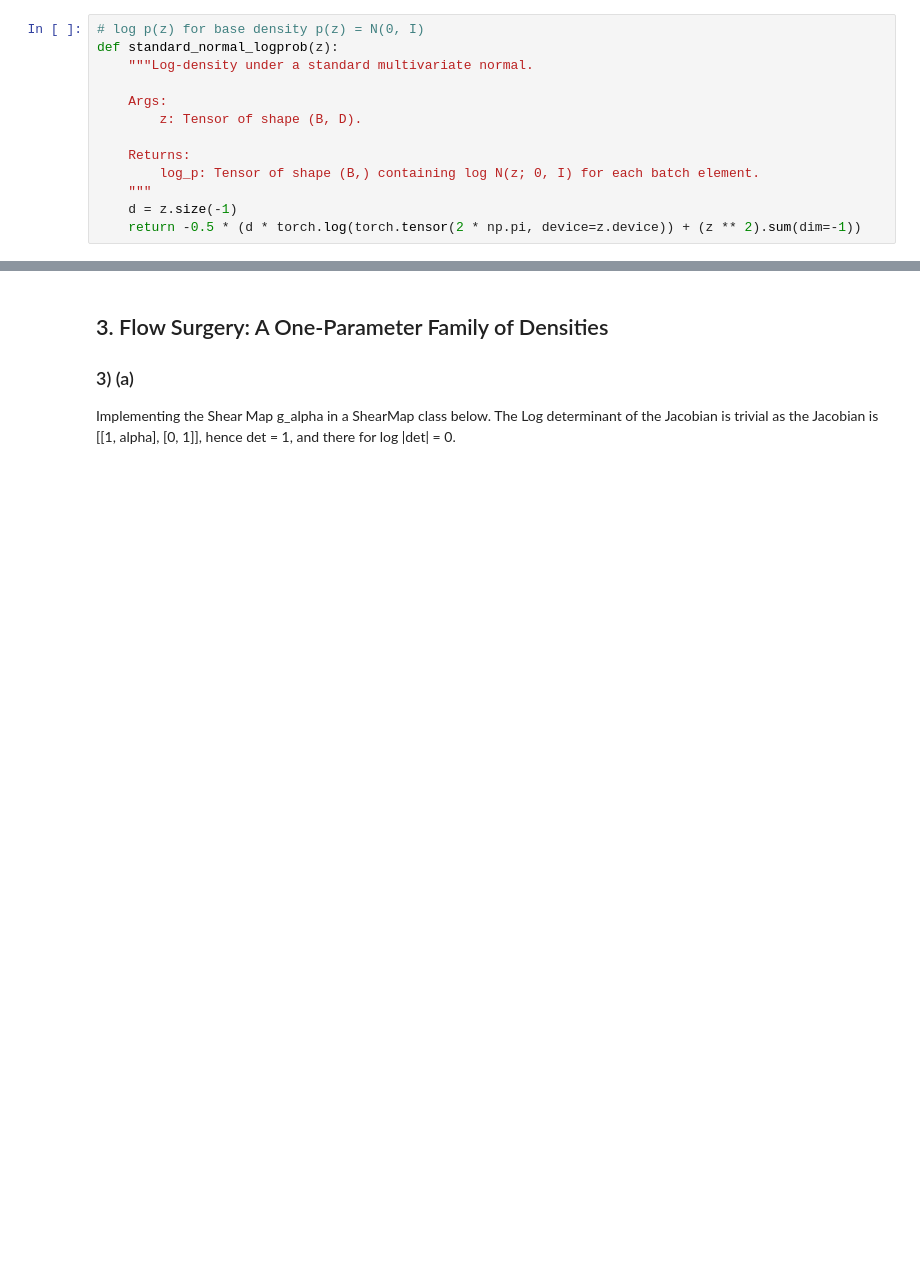
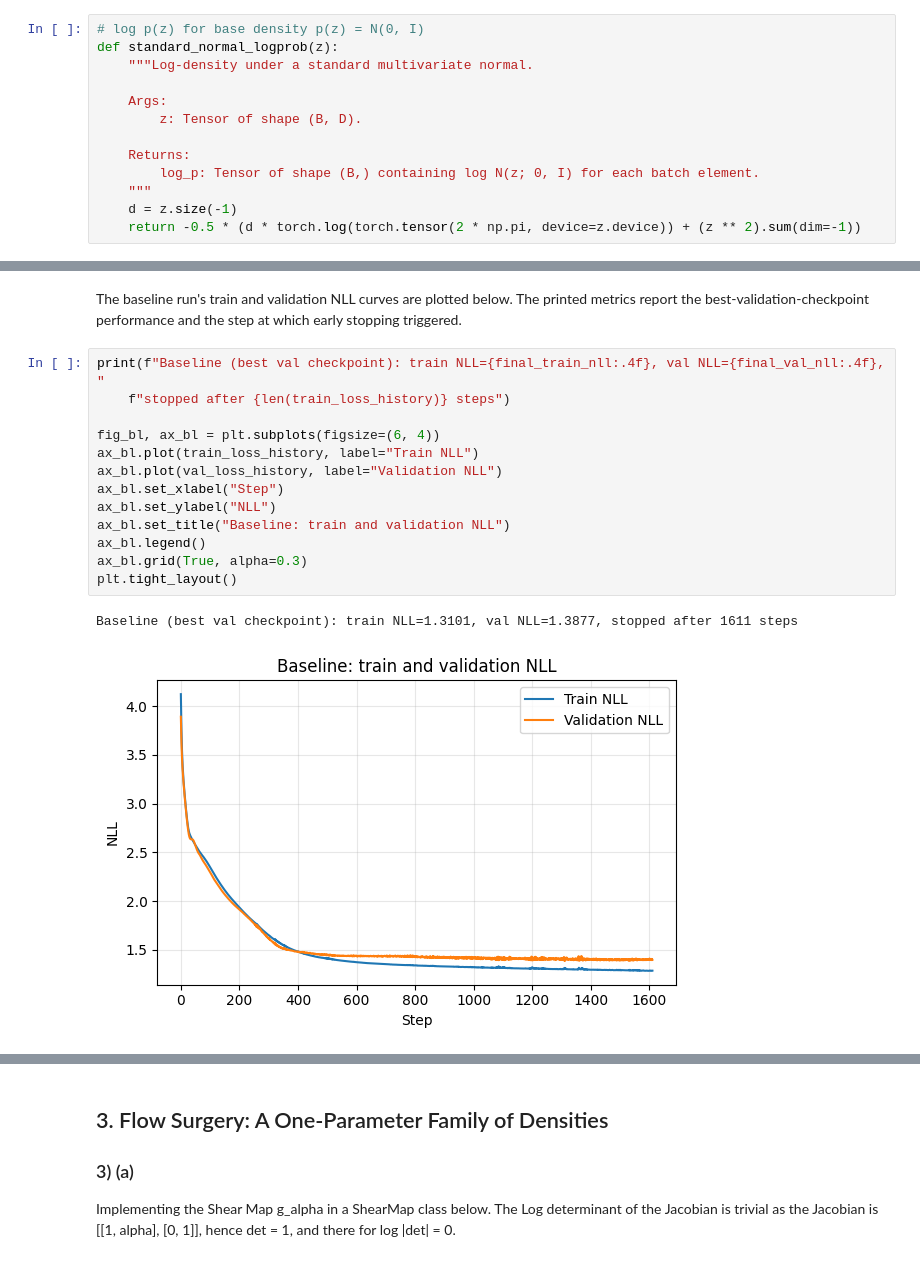
Before and after one commit to harveydgb/normalising-flow-model, a Jupyter notebook: coursework.ipynb, the cells around one changed output, grey strips where cells are left out. Cells and saved outputs as stored; diff of their text form; blank space fills up the shorter version.

```diff
--- a/coursework.ipynb
+++ b/coursework.ipynb
@@ -790,0 +729,18 @@ with results_path.open("w") as f:
+# %% [markdown]
+The baseline run's train and validation NLL curves are plotted below. The printed metrics report the best-validation-checkpoint performance and the step at which early stopping triggered.
+# %%
+print(f"Baseline (best val checkpoint): train NLL={final_train_nll:.4f}, val NLL={final_val_nll:.4f}, "
+    f"stopped after {len(train_loss_history)} steps")
+
+fig_bl, ax_bl = plt.subplots(figsize=(6, 4))
+ax_bl.plot(train_loss_history, label="Train NLL")
+ax_bl.plot(val_loss_history, label="Validation NLL")
+ax_bl.set_xlabel("Step")
+ax_bl.set_ylabel("NLL")
+ax_bl.set_title("Baseline: train and validation NLL")
+ax_bl.legend()
+ax_bl.grid(True, alpha=0.3)
+plt.tight_layout()
+# %% [output]
+Baseline (best val checkpoint): train NLL=1.3101, val NLL=1.3877, stopped after 1611 steps
+[figure, added]
```
Also changed, not shown: parts of 69 cells of this notebook, 4 other files.
